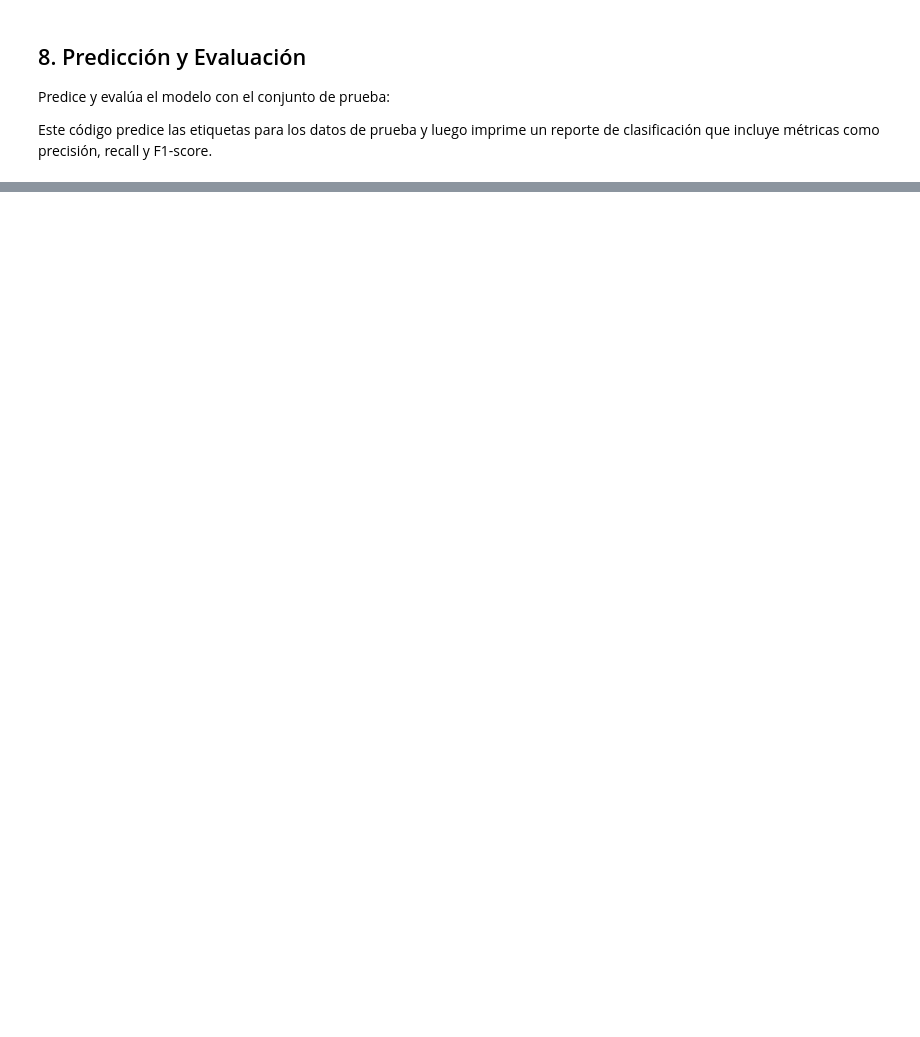
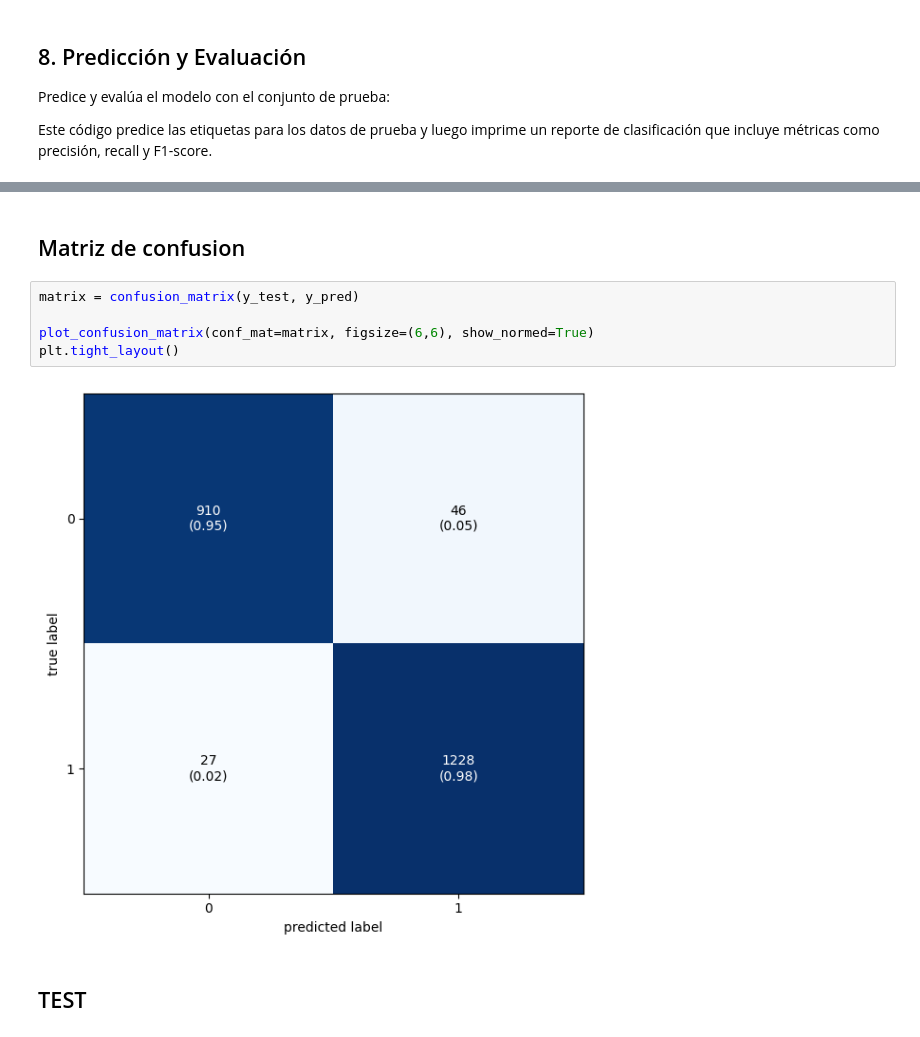
Before and after one commit to carterror/phishing-web-detection, a Jupyter notebook: main.ipynb, the cells around one changed output, grey strips where cells are left out. Drawn from its saved outputs; the diff is of its cells as text; blank space fills up the shorter version.

```diff
--- a/main.ipynb
+++ b/main.ipynb
@@ -81,3 +94,14 @@ print(classification_report(y_test, y_pred))
+# %% [markdown]
+## Matriz de confusion
+# %%
+matrix = confusion_matrix(y_test, y_pred)
+
+plot_confusion_matrix(conf_mat=matrix, figsize=(6,6), show_normed=True)
+plt.tight_layout()
+# %% [output]
+[figure, added]
+# %% [markdown]
+## TEST
 # %%
 # Crear un diccionario con los datos de entrada
 nuevos_datos = {
```
Also changed, not shown: parts of 4 cells of this notebook, 1 other file.
